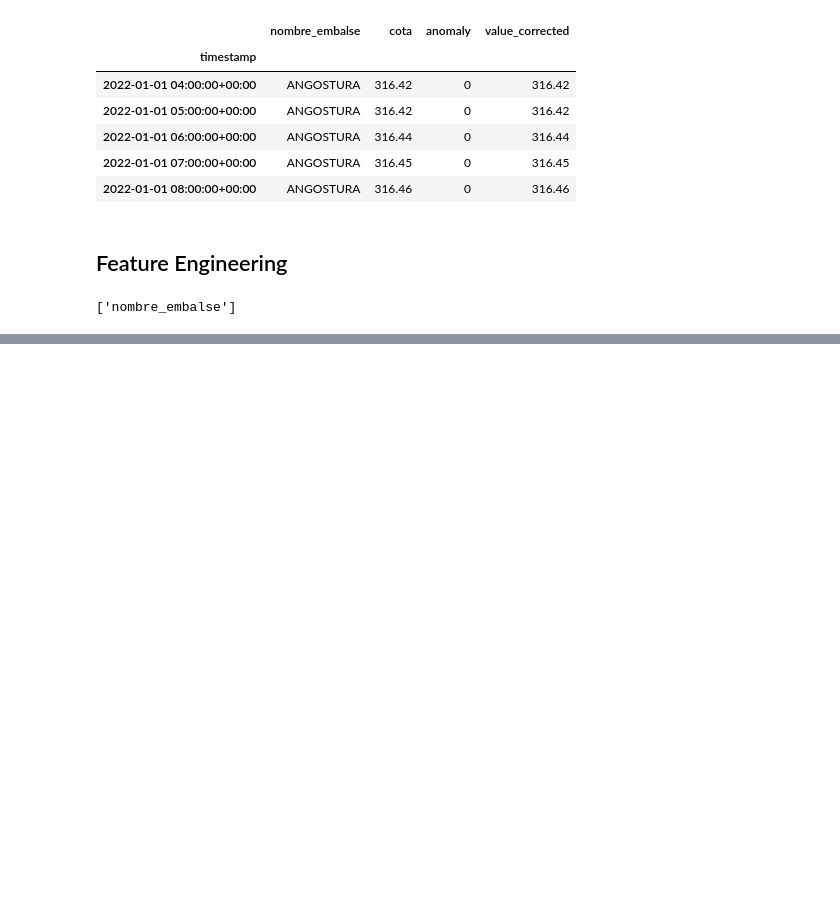
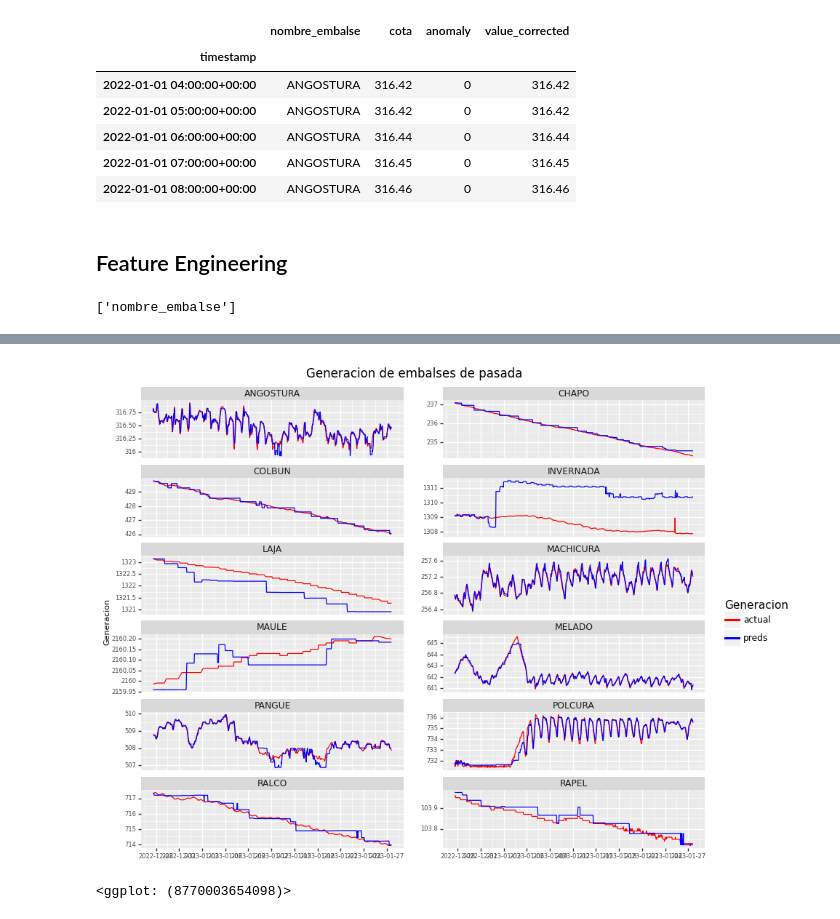
Before and after one commit to sebacastrocba/Forecasting-reservoir-level, a Jupyter notebook: notebooks/01_model_experiments.ipynb, the cells around one changed output, grey strips where cells are left out. Saved outputs shown, nothing was run; the diff lists cells and outputs as text; code cells hidden in the pictures; blank space fills up the shorter version.

```diff
--- a/notebooks/01_model_experiments.ipynb
+++ b/notebooks/01_model_experiments.ipynb
@@ -372,0 +529,5 @@ NameError: name 'LinearRegression' is not defined
+# %%
+plot_forecast(results2)
+# %% [output]
+[figure, added]
+<ggplot: (8770003654098)>
```
Also changed, not shown: parts of 34 cells of this notebook, 5 other files.
